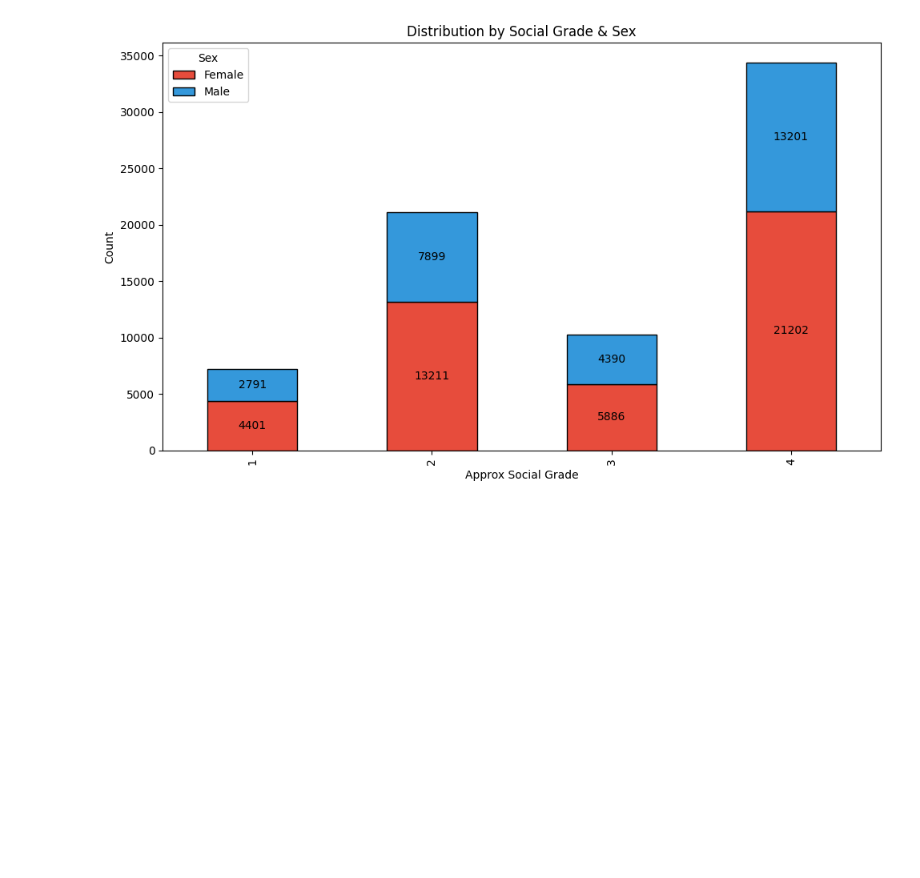
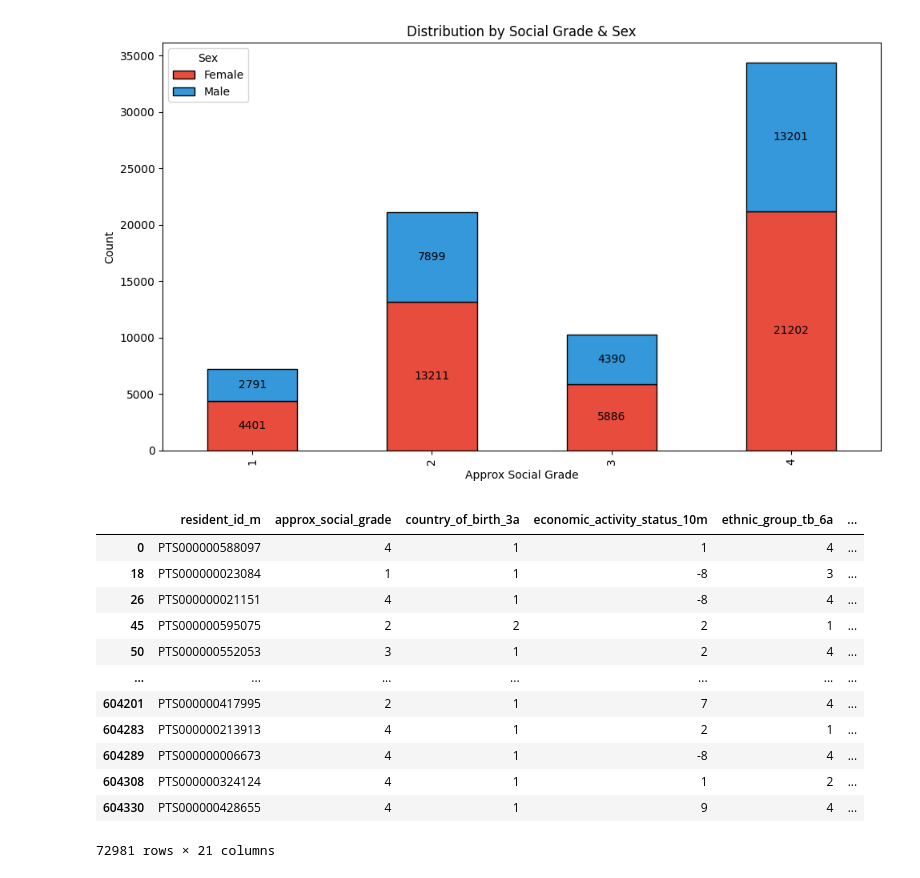
Before and after one commit to robwhite-lis/Everything_Counts_Assessment_2, a Jupyter notebook: census-codebook.ipynb, the cells around one changed output. Saved outputs shown, nothing was run; the diff lists cells and outputs as text; code cells hidden in the pictures; blank space fills up the shorter version.

```diff
--- a/census-codebook.ipynb
+++ b/census-codebook.ipynb
@@ -279,3 +279,23 @@ plt.tight_layout()
 plt.show()
 # %% [output]
 [figure]
+# %%
+# Let's now charactarise the social groups some more between low and high. High will be 1,2 or 3, low will be 4.
+
+asg['asg_desc'] = np.where(asg['approx_social_grade'] == 4, 'Low', 'High')
+
+asg
+# %% [output]
+|  | resident_id_m | approx_social_grade | country_of_birth_3a | economic_activity_status_10m | ethnic_group_tb_6a | ... |
+| 0 | PTS000000588097 | 4 | 1 | 1 | 4 | ... |
+| 18 | PTS000000023084 | 1 | 1 | -8 | 3 | ... |
+| 26 | PTS000000021151 | 4 | 1 | -8 | 4 | ... |
+| 45 | PTS000000595075 | 2 | 2 | 2 | 1 | ... |
+| 50 | PTS000000552053 | 3 | 1 | 2 | 4 | ... |
+| ... | ... | ... | ... | ... | ... | ... |
+| 604201 | PTS000000417995 | 2 | 1 | 7 | 4 | ... |
+| 604283 | PTS000000213913 | 4 | 1 | 2 | 1 | ... |
+| 604289 | PTS000000006673 | 4 | 1 | -8 | 4 | ... |
+| 604308 | PTS000000324124 | 4 | 1 | 1 | 2 | ... |
+| 604330 | PTS000000428655 | 4 | 1 | 9 | 4 | ... |
+72981 rows × 21 columns
```
Also changed, not shown: parts of 5 cells of this notebook.
